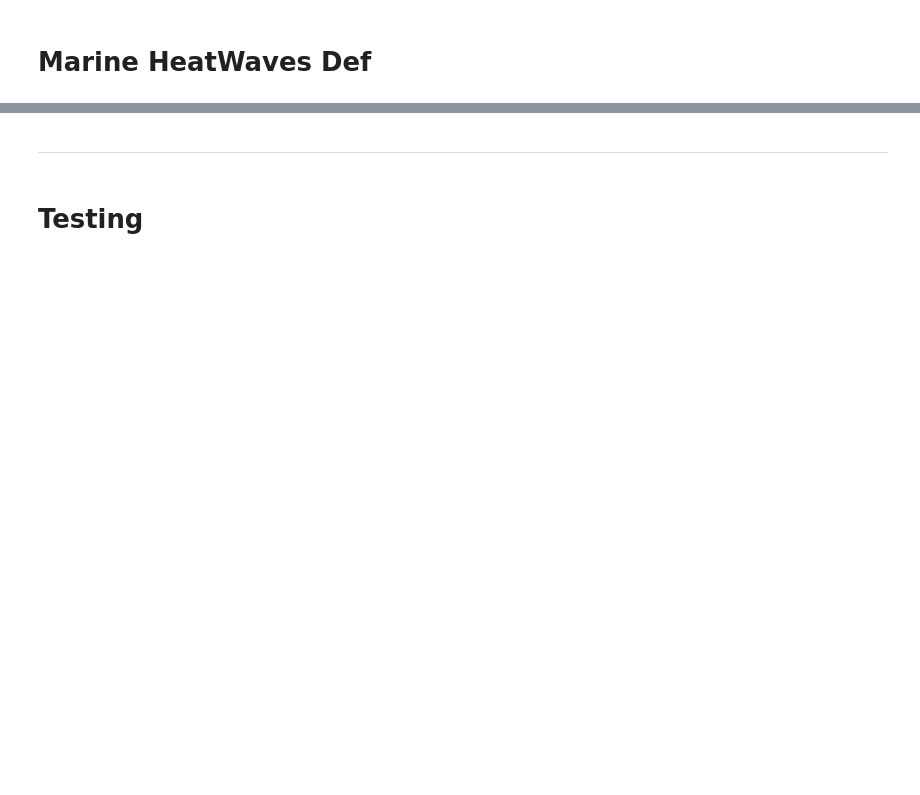
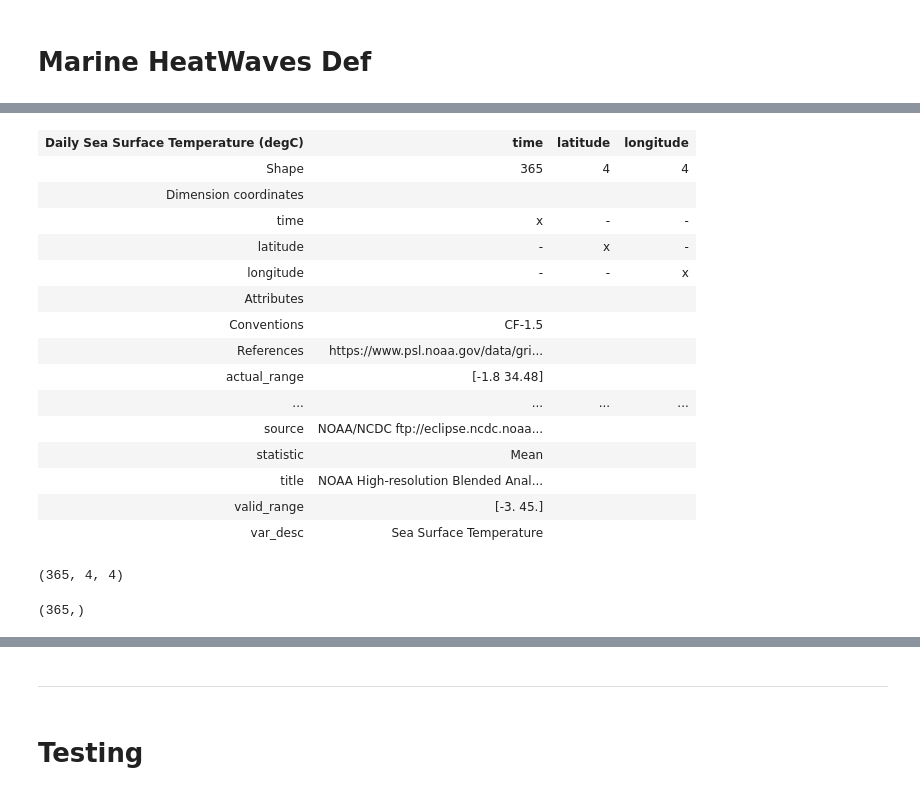
Before and after one commit to profxj/mhw_analysis, a Jupyter notebook: doc/nb/marineHeatWaves.ipynb, the cells around one changed output, grey strips where cells are left out. Drawn from its saved outputs; the diff is of its cells as text; code cells hidden in the pictures; blank space fills up the shorter version.

```diff
--- a/doc/nb/marineHeatWaves.ipynb
+++ b/doc/nb/marineHeatWaves.ipynb
@@ -27,0 +61,23 @@ OSError: data/sst_WA.csv not found.
+# %%
+WA_sst_1982
+# %% [output]
+| Daily Sea Surface Temperature (degC) | time | latitude | longitude |
+| Shape | 365 | 4 | 4 |
+| Dimension coordinates |  |  |  |
+| time | x | - | - |
+| latitude | - | x | - |
+| longitude | - | - | x |
+| Attributes |  |  |  |
+| Conventions | CF-1.5 |  |  |
+| References | https://www.psl.noaa.gov/data/gri... |  |  |
+| actual_range | [-1.8 34.48] |  |  |
+| ... | ... | ... | ... |
+| source | NOAA/NCDC ftp://eclipse.ncdc.noaa... |  |  |
+| statistic | Mean |  |  |
+| title | NOAA High-resolution Blended Anal... |  |  |
+| valid_range | [-3. 45.] |  |  |
+| var_desc | Sea Surface Temperature |  |  |
+# %%
+WA_sst_1982.shape
+# %% [output]
+(365, 4, 4)
@@ -27,0 +86,4 @@ OSError: data/sst_WA.csv not found.
+# %%
+WA_1982_T.shape
+# %% [output]
+(365,)
```
Also changed, not shown: parts of 44 cells of this notebook, 1 other file.
